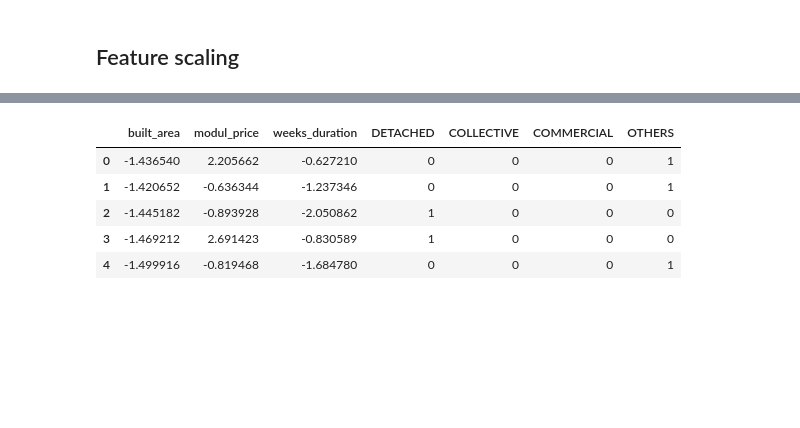
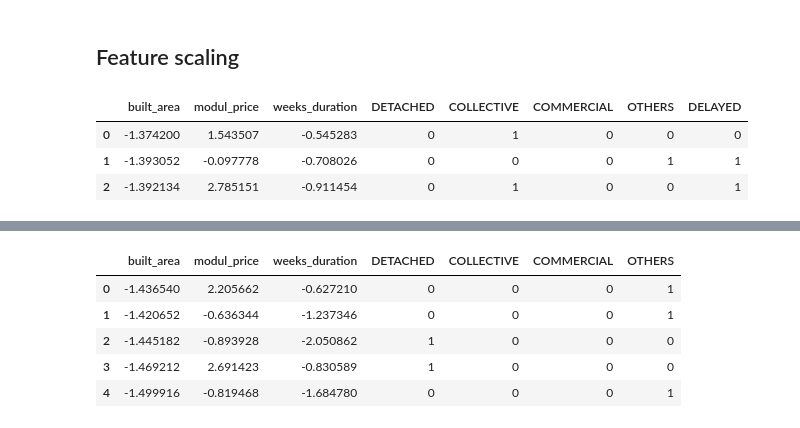
Before and after one commit to hguadalupe/master-data-science, a Jupyter notebook: PFM_SaB/Modelo_presupuesto_Construcc/Construction_budget_delay_detector.ipynb, the cells around one changed output, grey strips where cells are left out. Drawn from its saved outputs; the diff is of its cells as text; code cells hidden in the pictures; blank space fills up the shorter version.

```diff
--- a/PFM_SaB/Modelo_presupuesto_Construcc/Construction_budget_delay_detector.ipynb
+++ b/PFM_SaB/Modelo_presupuesto_Construcc/Construction_budget_delay_detector.ipynb
@@ -268,5 +317,12 @@ prepared_const.head(5)
 # %% [markdown]
 ## Feature scaling
+# %%
+prepared_const.head(3)
+# %% [output]
+|  | built_area | modul_price | weeks_duration | DETACHED | COLLECTIVE | COMMERCIAL | OTHERS | DELAYED |
+| 0 | -1.374200 | 1.543507 | -0.545283 | 0 | 1 | 0 | 0 | 0 |
+| 1 | -1.393052 | -0.097778 | -0.708026 | 0 | 0 | 0 | 1 | 1 |
+| 2 | -1.392134 | 2.785151 | -0.911454 | 0 | 1 | 0 | 0 | 1 |
 # %%
 #Feature Scaling:
 scaler = preprocessing.StandardScaler()
```
Also changed, not shown: parts of 17 cells of this notebook, 3 other files.
